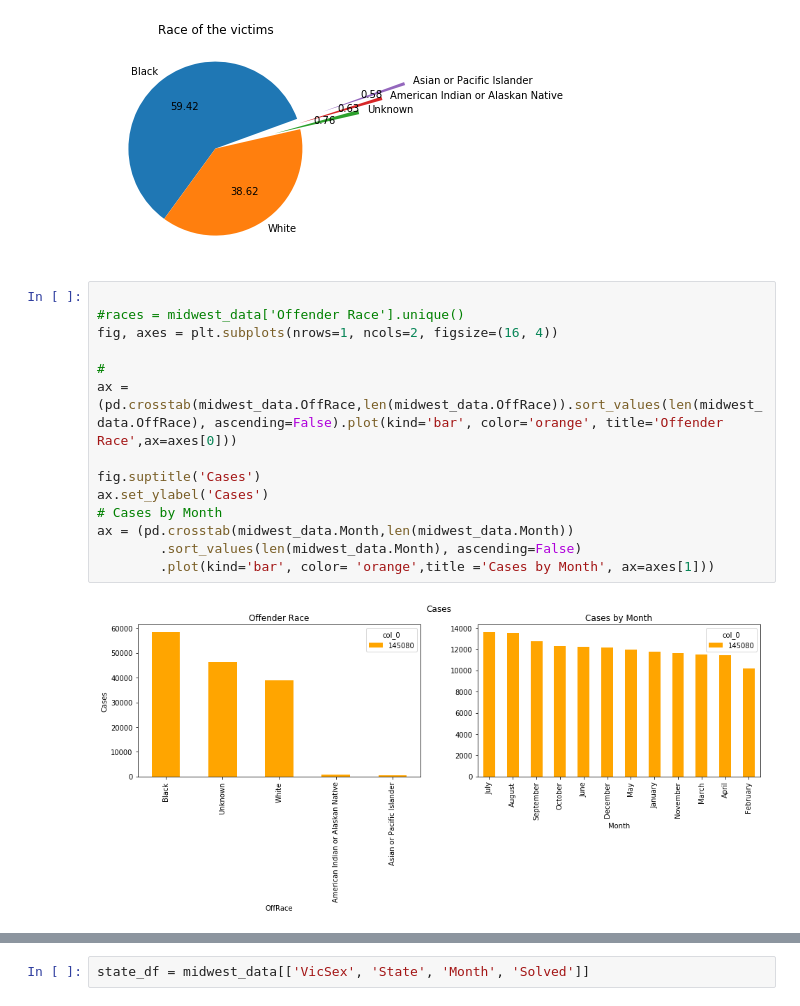
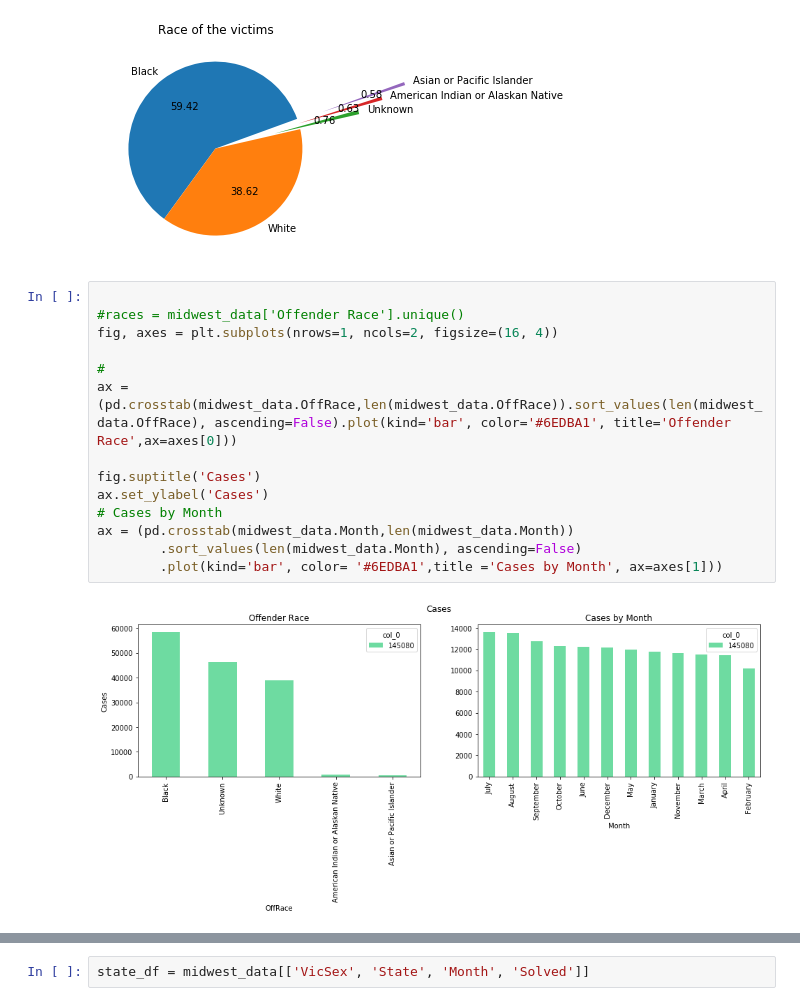
Before and after one commit to bendgame/Project-one, a Jupyter notebook: Midwest_crime_bimi.ipynb, the cells around one changed output, grey strips where cells are left out. Drawn from its saved outputs; the diff is of its cells as text.

```diff
--- a/Midwest_crime_bimi.ipynb
+++ b/Midwest_crime_bimi.ipynb
@@ -107,19 +108,19 @@ plt.show()
 # %%
 
 #races = midwest_data['Offender Race'].unique()
 fig, axes = plt.subplots(nrows=1, ncols=2, figsize=(16, 4))
 
 #
-ax = (pd.crosstab(midwest_data.OffRace,len(midwest_data.OffRace)).sort_values(len(midwest_data.OffRace), ascending=False).plot(kind='bar', color='orange', title='Offender Race',ax=axes[0]))
+ax = (pd.crosstab(midwest_data.OffRace,len(midwest_data.OffRace)).sort_values(len(midwest_data.OffRace), ascending=False).plot(kind='bar', color='#6EDBA1', title='Offender Race',ax=axes[0]))
 
 fig.suptitle('Cases')
 ax.set_ylabel('Cases')
 # Cases by Month
 ax = (pd.crosstab(midwest_data.Month,len(midwest_data.Month))
         .sort_values(len(midwest_data.Month), ascending=False)
-        .plot(kind='bar', color= 'orange',title ='Cases by Month', ax=axes[1]))
+        .plot(kind='bar', color= '#6EDBA1',title ='Cases by Month', ax=axes[1]))
 # %% [output]
-[figure, old version]
+[figure, new version]
 # %%
 fig, axes = plt.subplots(nrows=1, ncols=2, figsize=(14, 4))
 
```
Also changed, not shown: parts of 12 cells of this notebook.
